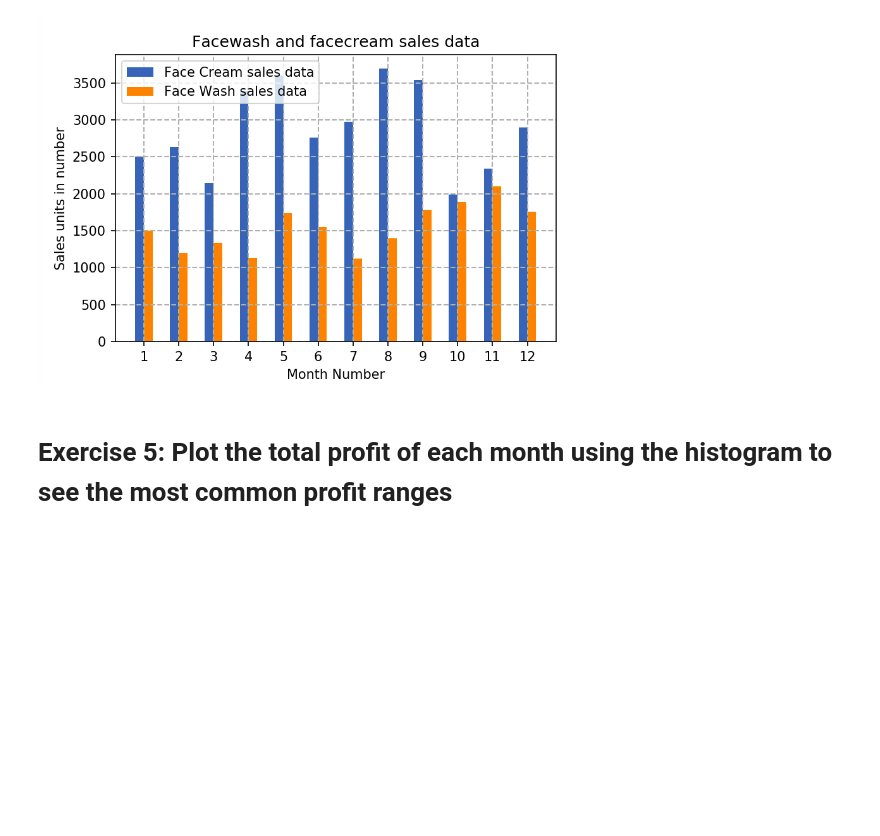
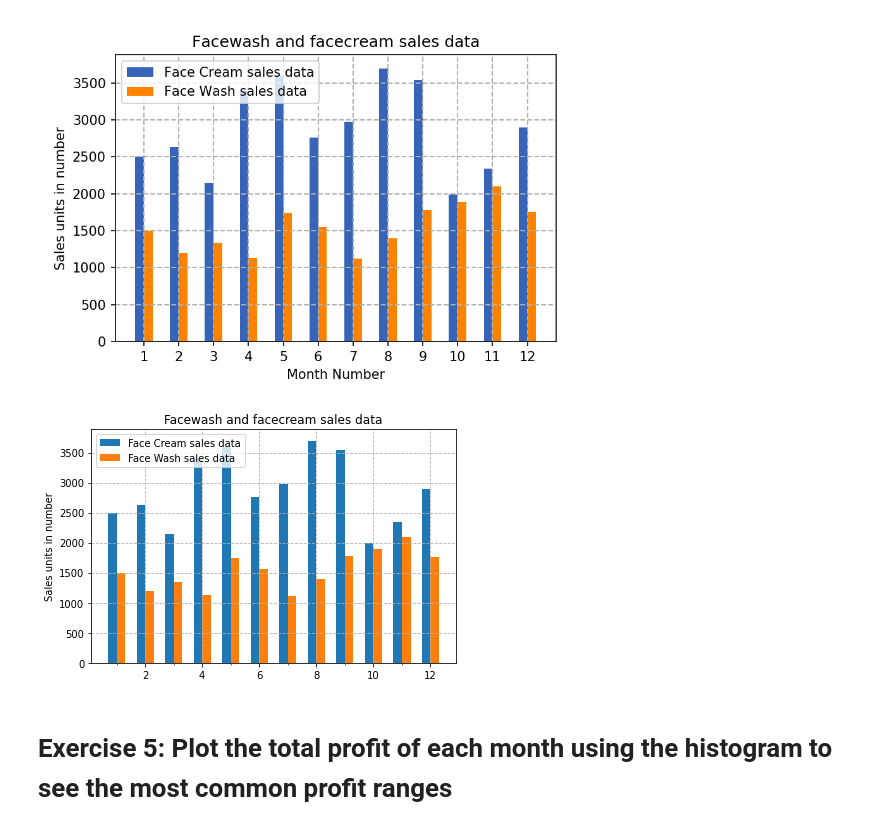
Before and after one commit to TechSaksham-FDP/FDP-5days, a Jupyter notebook: Assignments/Matplotlib-Day1-Exercise.ipynb, the cells around one changed output. Saved outputs shown, nothing was run; the diff lists cells and outputs as text; code cells hidden in the pictures; blank space fills up the shorter version.

```diff
--- a/Assignments/Matplotlib-Day1-Exercise.ipynb
+++ b/Assignments/Matplotlib-Day1-Exercise.ipynb
@@ -41,6 +81,26 @@ Display the number of units sold per month for each product using multiline plot
 The bar chart should display the number of units sold per month for each product. Add a separate bar for each product in the same chart
 
 ![fig5.png](attachment:fig5.png)
+# %%
+x = np.arange(1, 13, 1)
+width = 0.3
+
+fig, ax = plt.subplots()
+rects1 = ax.bar(x - width/2, facecream, width, label='Face Cream sales data')
+rects2 = ax.bar(x + width/2, facewash, width, label='Face Wash sales data')
+
+
+ax.set_ylabel('Sales units in number')
+ax.set_title('Facewash and facecream sales data')
+ax.set_xticks(x, month_number)
+ax.legend(loc="upper left")
+
+fig.tight_layout()
+plt.grid(True, linestyle="--")
+
+plt.show()
+# %% [output]
+[figure, added]
 # %% [markdown]
 # Exercise 5: Plot the total profit of each month using the histogram to see the most common profit ranges
 
```
Also changed, not shown: parts of 6 cells of this notebook.
